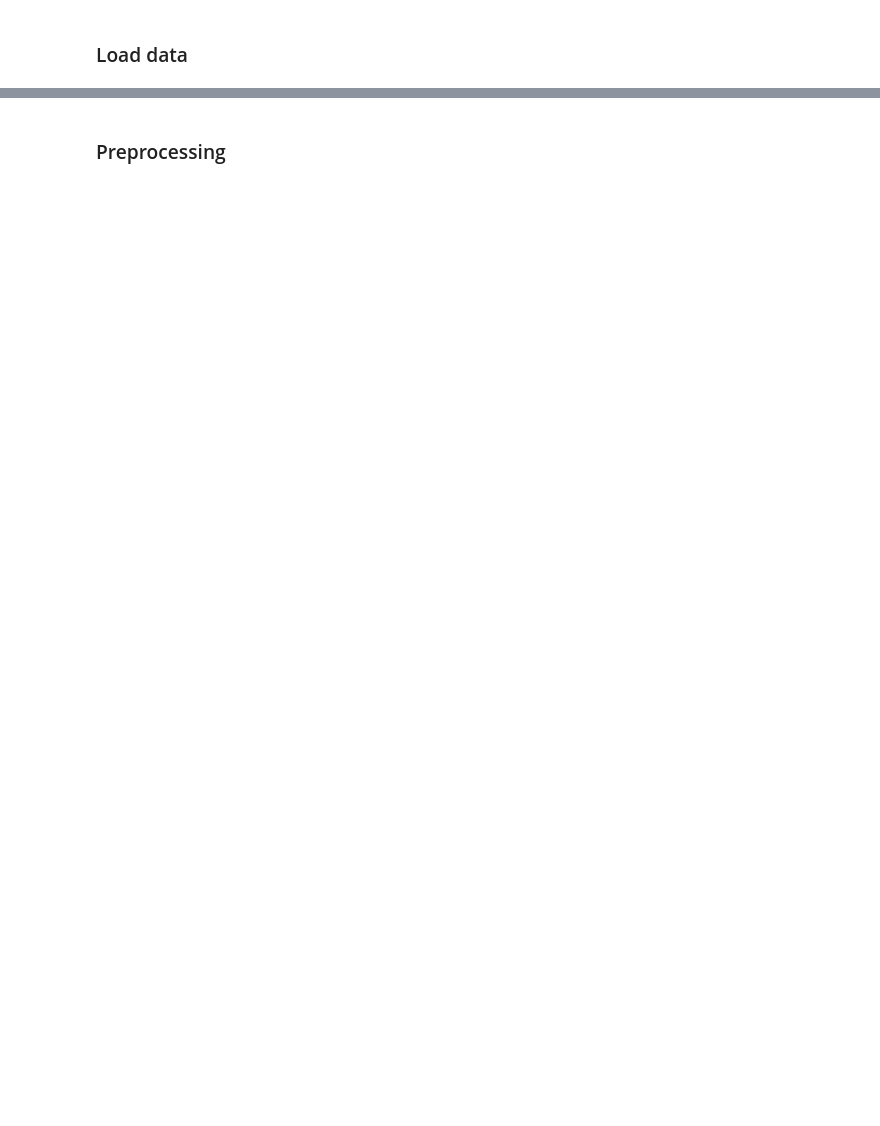
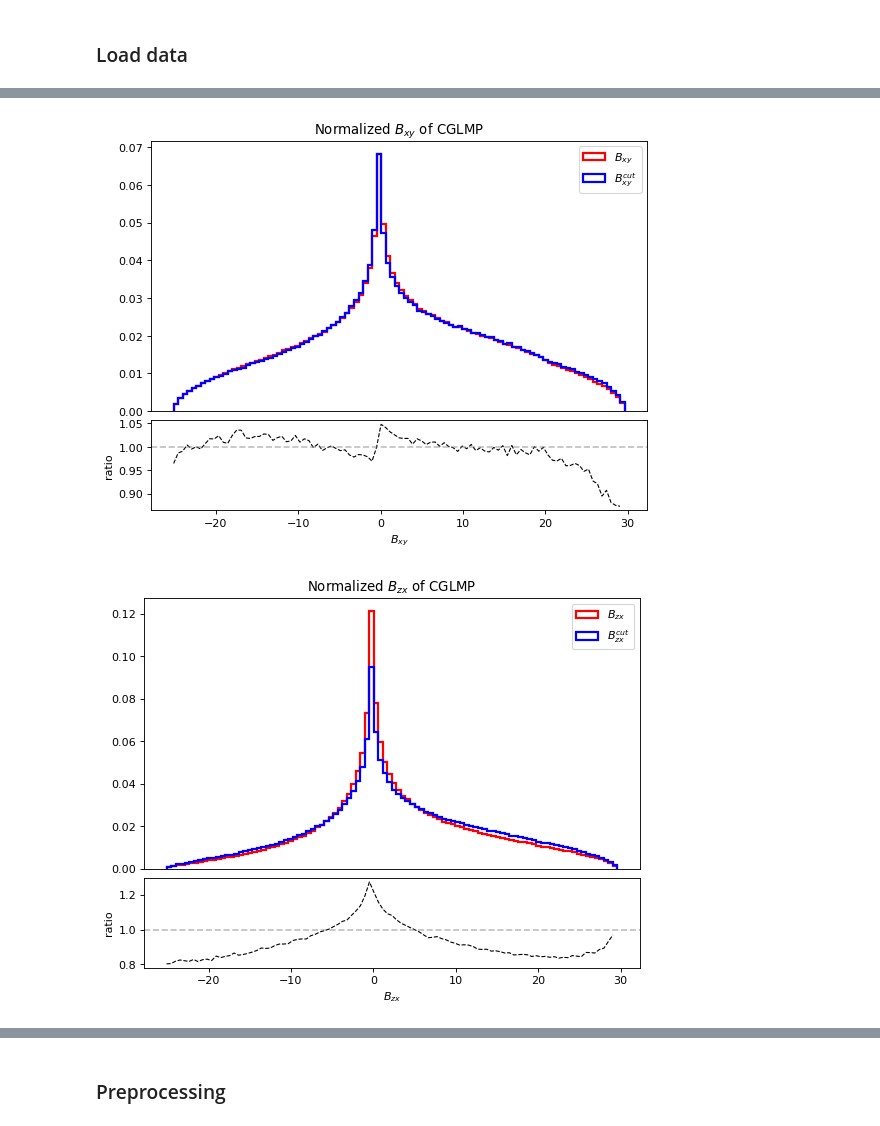
Before and after one commit to yygarypeng/QE-mls, a Jupyter notebook: INN.ipynb, the cells around one changed output, grey strips where cells are left out. Saved outputs shown, nothing was run; the diff lists cells and outputs as text; code cells hidden in the pictures; blank space fills up the shorter version.

```diff
--- a/INN.ipynb
+++ b/INN.ipynb
@@ -23,0 +124,19 @@ To enable the following instructions: AVX2 FMA, in other operations, rebuild Ten
+# %%
+hist(
+    [CGLMP["Bxy"], CGLMP[cut_pre]["Bxy"]],
+    [r"$B_{xy}$", r"$B_{xy}^{cut}$"],
+    r"Normalized $B_{xy}$ of CGLMP",
+)
+hist(
+    [CGLMP["Bzx"], CGLMP[cut_pre]["Bzx"]],
+    [r"$B_{zx}$", r"$B_{zx}^{cut}$"],
+    r"Normalized $B_{zx}$ of CGLMP",
+)
+hist(
+    [CGLMP["Byz"], CGLMP[cut_pre]["Byz"]],
+    [r"$B_{yz}$", r"$B_{yz}^{cut}$"],
+    r"Normalized $B_{yz}$ of CGLMP",
+)
+# %% [output]
+[figure, added]
+[figure, added]
```
Also changed, not shown: parts of 16 cells of this notebook, 4 other files.
